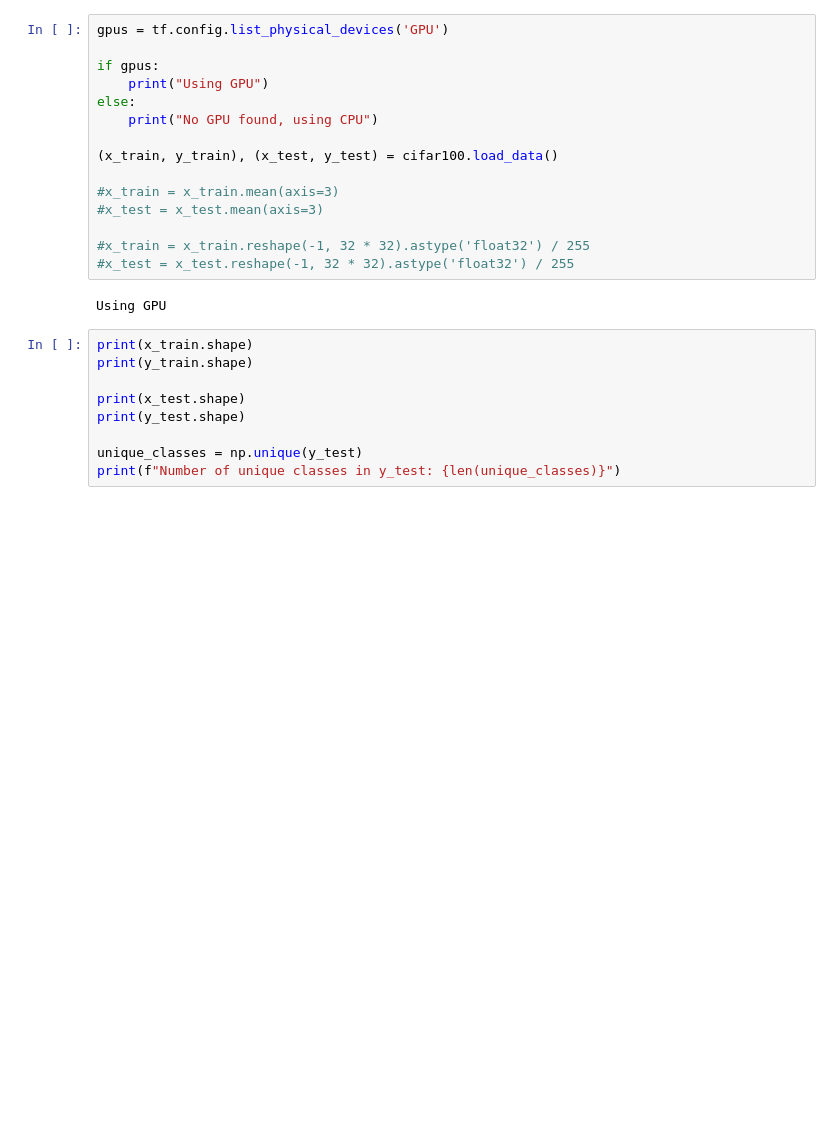
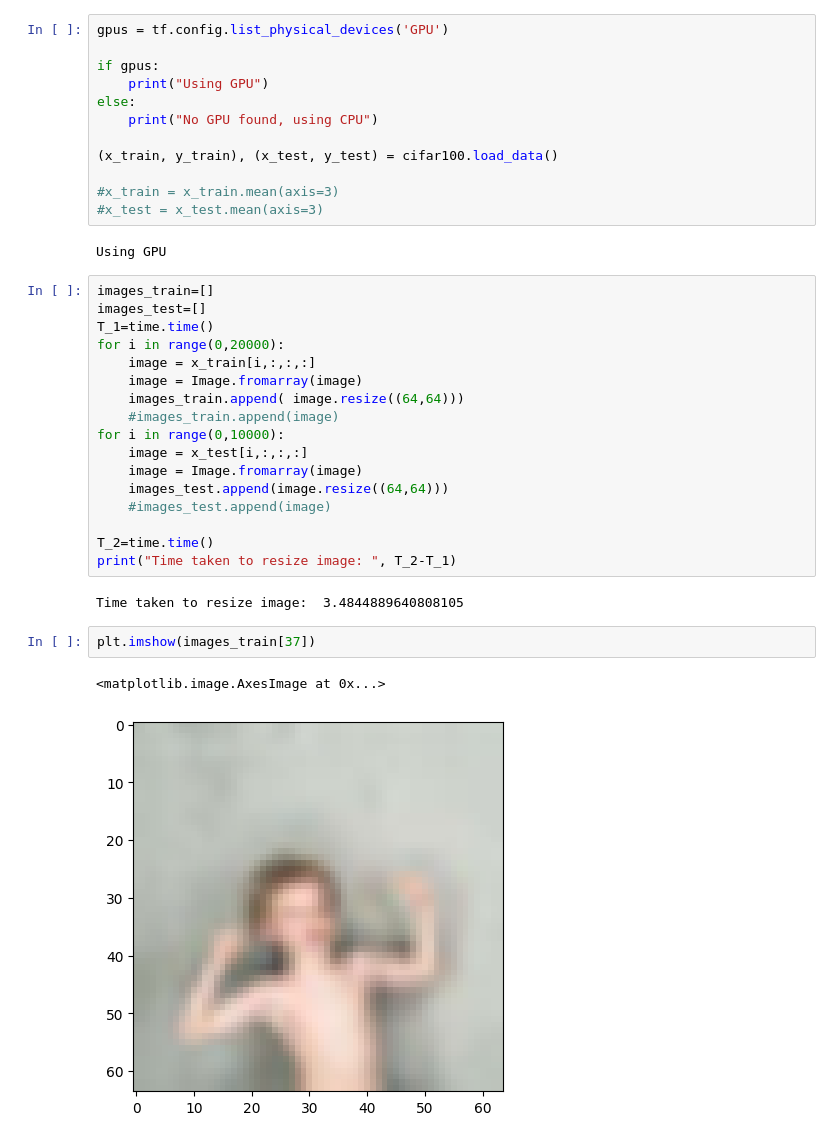
Before and after one commit to hussein37156/CV_project, a Jupyter notebook: Milestone_1/milestone_1.ipynb, the cells around one changed output. Cells and saved outputs as stored; diff of their text form; blank space fills up the shorter version.

```diff
--- a/Milestone_1/milestone_1.ipynb
+++ b/Milestone_1/milestone_1.ipynb
@@ -21,17 +26,29 @@ else:
 
 #x_train = x_train.mean(axis=3)
 #x_test = x_test.mean(axis=3)
-
-#x_train = x_train.reshape(-1, 32 * 32).astype('float32') / 255
-#x_test = x_test.reshape(-1, 32 * 32).astype('float32') / 255
 # %% [output]
 Using GPU
-# %%
-print(x_train.shape)
-print(y_train.shape)
-
-print(x_test.shape)
-print(y_test.shape)
-
-unique_classes = np.unique(y_test)
-print(f"Number of unique classes in y_test: {len(unique_classes)}")
+# %%
+images_train=[]
+images_test=[]
+T_1=time.time()
+for i in range(0,20000):
+    image = x_train[i,:,:,:]
+    image = Image.fromarray(image)
+    images_train.append( image.resize((64,64)))
+    #images_train.append(image)
+for i in range(0,10000):
+    image = x_test[i,:,:,:]
+    image = Image.fromarray(image)
+    images_test.append(image.resize((64,64)))
+    #images_test.append(image)
+
+T_2=time.time()
+print("Time taken to resize image: ", T_2-T_1)
+# %% [output]
+Time taken to resize image:  3.4844889640808105
+# %%
+plt.imshow(images_train[37])
+# %% [output]
+<matplotlib.image.AxesImage at 0x...>
+[figure, added]
```
Also changed, not shown: parts of 8 cells of this notebook.
